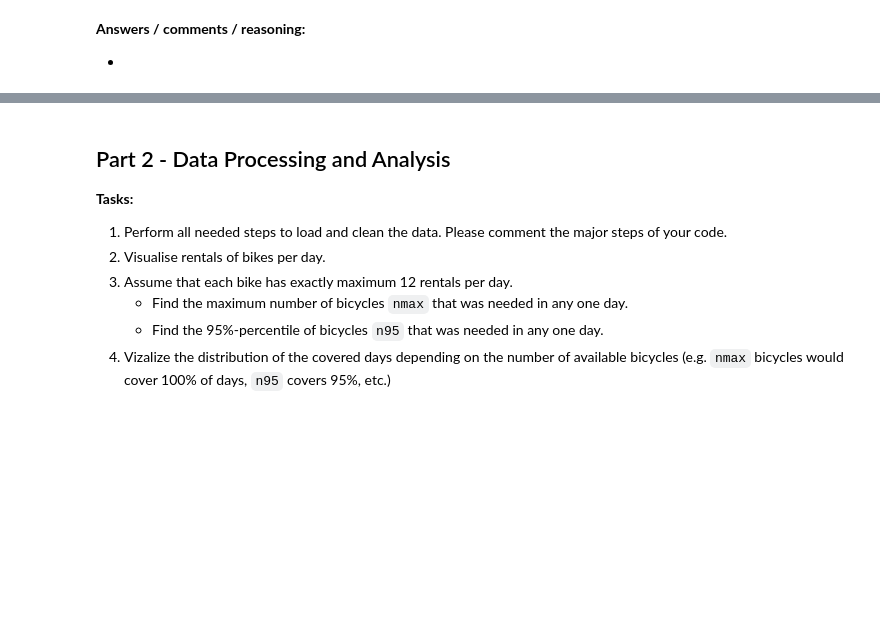
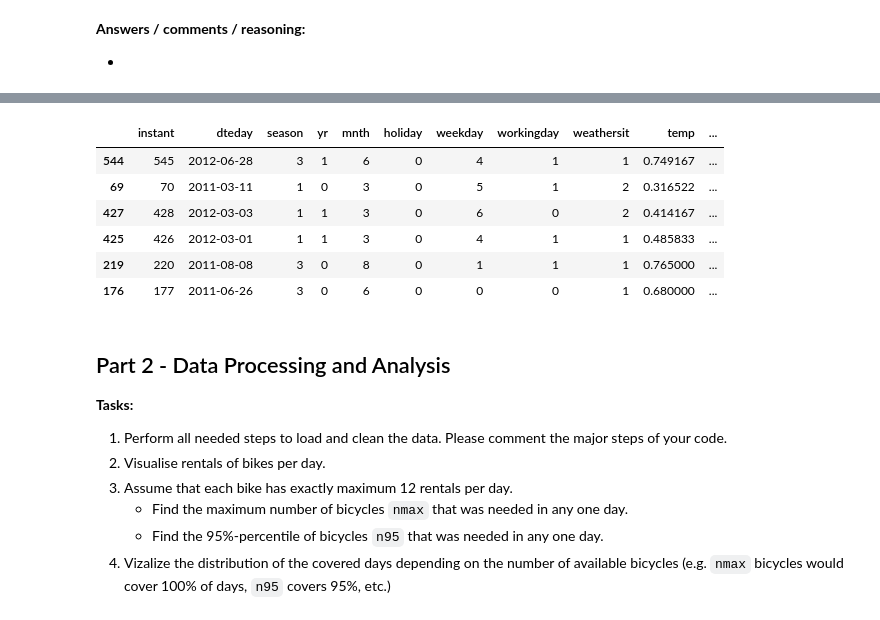
Before and after one commit to arifty/ds_bike_sharing, a Jupyter notebook: 20190716_DataLab_Task (2).ipynb, the cells around one changed output, grey strips where cells are left out. Cells and saved outputs as stored; diff of their text form; code cells hidden in the pictures; blank space fills up the shorter version.

```diff
--- a/20190716_DataLab_Task (2).ipynb
+++ b/20190716_DataLab_Task (2).ipynb
@@ -30,3 +118,18 @@ Please go through the steps below, build up the necessary code and comment on yo
+# %%
+# fetching the input data
+daily_data = pd.read_csv(os.path.join('D:\\CV\\Arif\\2020\\Germany\\Tech_Round\\input', 'day.csv'), sep=',')
+#hourly_data = pd.read_csv("./input/hour.csv", sep=',')
+
+daily_data.sample(6)
+#hourly_data.sample(6)
+# %% [output]
+|  | instant | dteday | season | yr | mnth | holiday | weekday | workingday | weathersit | temp | ... |
+| 544 | 545 | 2012-06-28 | 3 | 1 | 6 | 0 | 4 | 1 | 1 | 0.749167 | ... |
+| 69 | 70 | 2011-03-11 | 1 | 0 | 3 | 0 | 5 | 1 | 2 | 0.316522 | ... |
+| 427 | 428 | 2012-03-03 | 1 | 1 | 3 | 0 | 6 | 0 | 2 | 0.414167 | ... |
+| 425 | 426 | 2012-03-01 | 1 | 1 | 3 | 0 | 4 | 1 | 1 | 0.485833 | ... |
+| 219 | 220 | 2011-08-08 | 3 | 0 | 8 | 0 | 1 | 1 | 1 | 0.765000 | ... |
+| 176 | 177 | 2011-06-26 | 3 | 0 | 6 | 0 | 0 | 0 | 1 | 0.680000 | ... |
 # %% [markdown]
 ## Part 2 - Data Processing and Analysis
 
```
Also changed, not shown: parts of 10 cells of this notebook, 1 other file.
